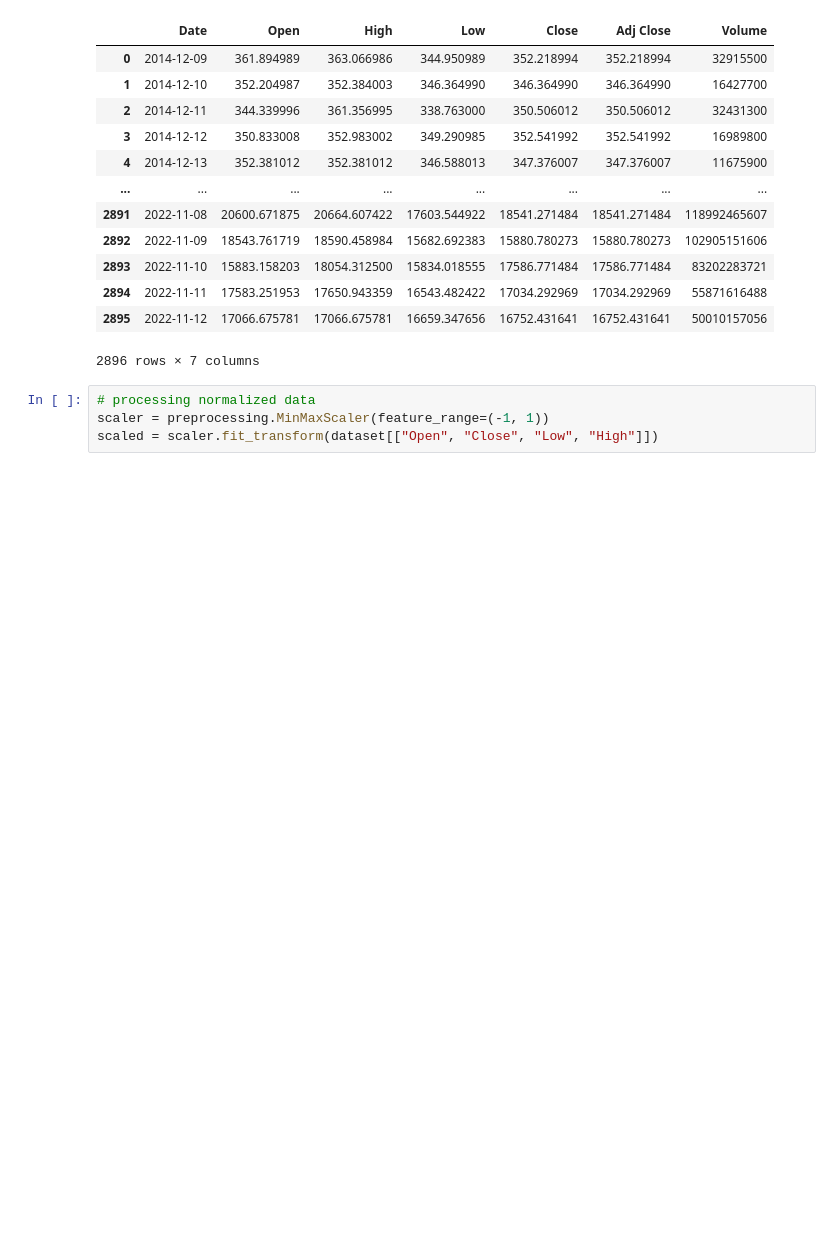
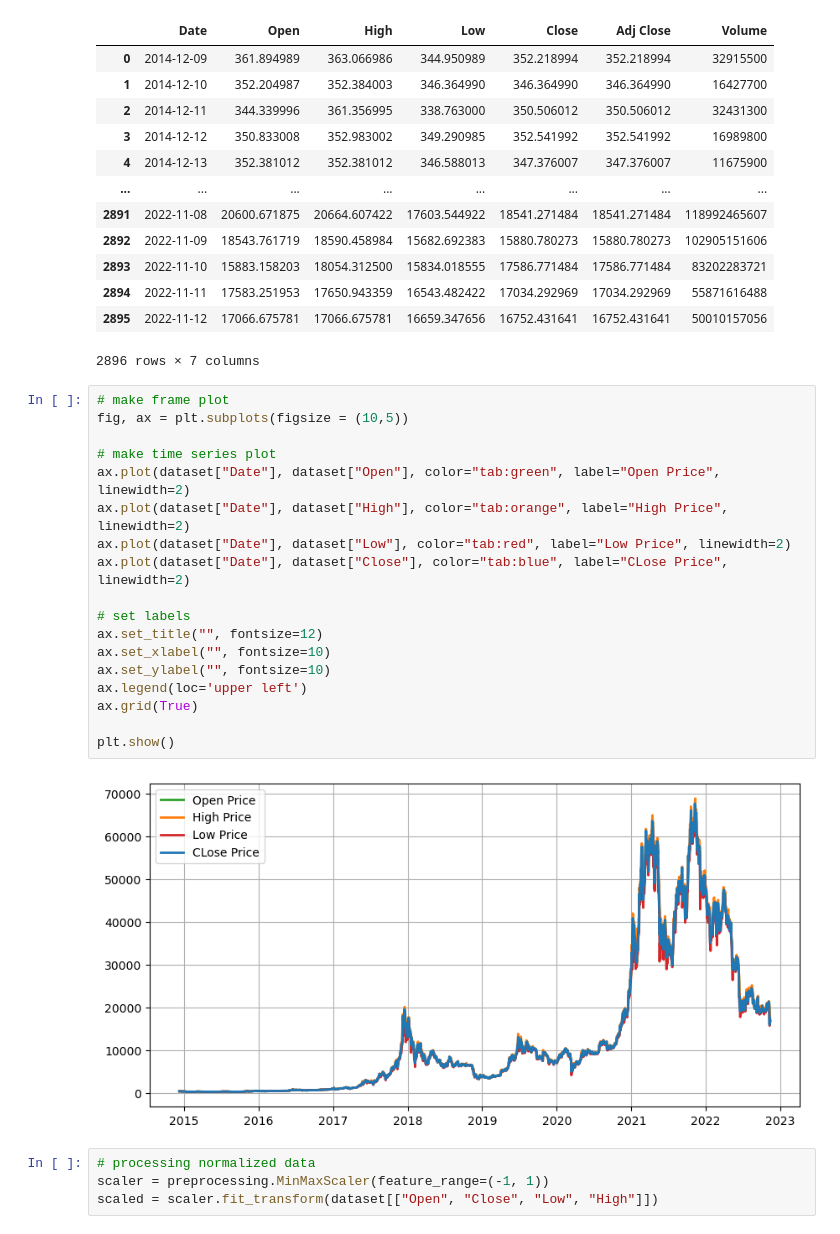
Before and after one commit to kusin/tensorflow-btc-usd-v1, a Jupyter notebook: time_series_analysis.ipynb, the cells around one changed output. Drawn from its saved outputs; the diff is of its cells as text; blank space fills up the shorter version.

```diff
--- a/time_series_analysis.ipynb
+++ b/time_series_analysis.ipynb
@@ -54,6 +54,26 @@ dataset
 | 2894 | 2022-11-11 | 17583.251953 | 17650.943359 | 16543.482422 | 17034.292969 | 17034.292969 | 55871616488 |
 | 2895 | 2022-11-12 | 17066.675781 | 17066.675781 | 16659.347656 | 16752.431641 | 16752.431641 | 50010157056 |
 2896 rows × 7 columns
+# %%
+# make frame plot
+fig, ax = plt.subplots(figsize = (10,5))
+
+# make time series plot
+ax.plot(dataset["Date"], dataset["Open"], color="tab:green", label="Open Price", linewidth=2)
+ax.plot(dataset["Date"], dataset["High"], color="tab:orange", label="High Price", linewidth=2)
+ax.plot(dataset["Date"], dataset["Low"], color="tab:red", label="Low Price", linewidth=2)
+ax.plot(dataset["Date"], dataset["Close"], color="tab:blue", label="CLose Price", linewidth=2)
+
+# set labels
+ax.set_title("", fontsize=12)
+ax.set_xlabel("", fontsize=10)
+ax.set_ylabel("", fontsize=10)
+ax.legend(loc='upper left')
+ax.grid(True)
+
+plt.show()
+# %% [output]
+[figure, added]
 # %%
 # processing normalized data
 scaler = preprocessing.MinMaxScaler(feature_range=(-1, 1))
```
Also changed, not shown: parts of 1 cell of this notebook, 6 other files.
